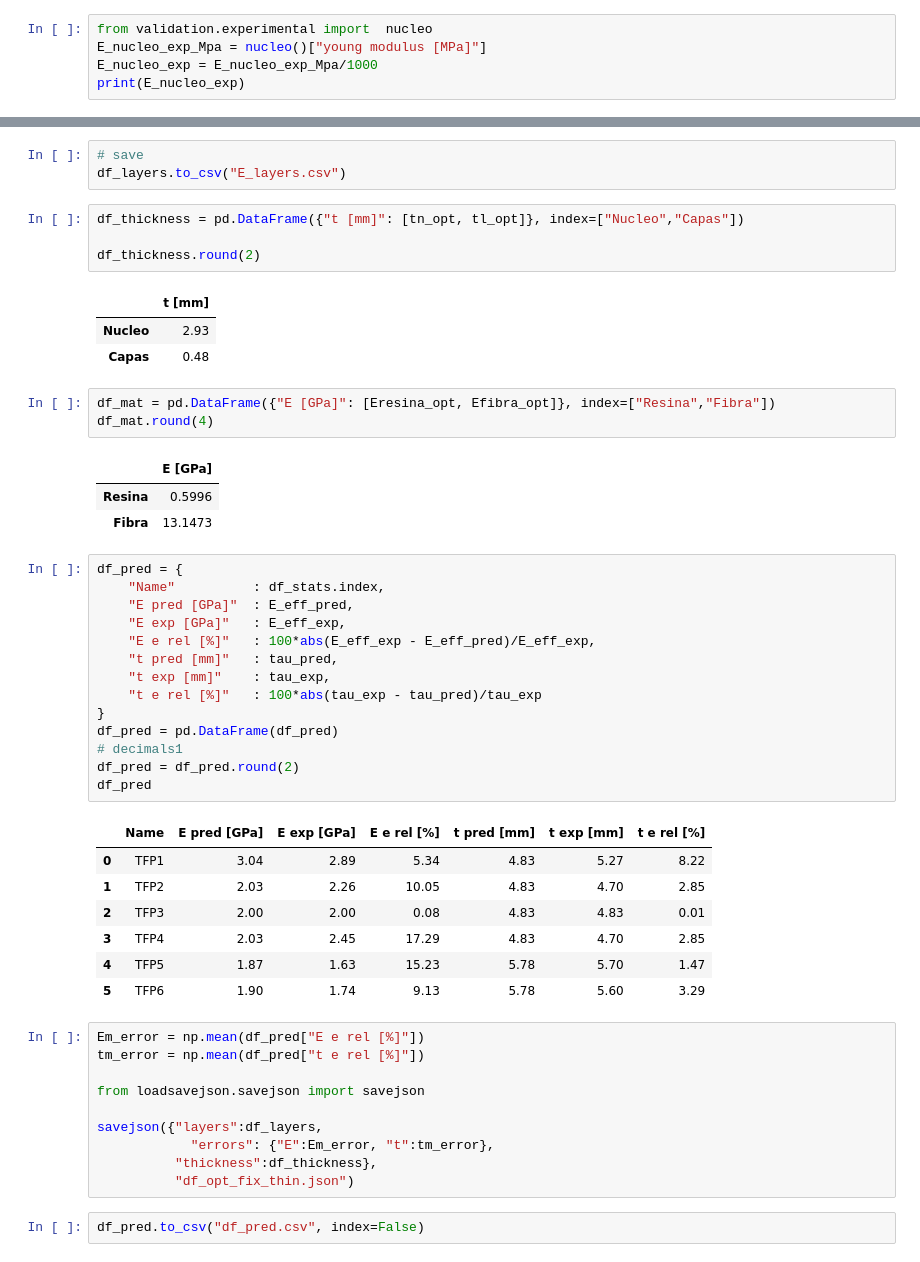
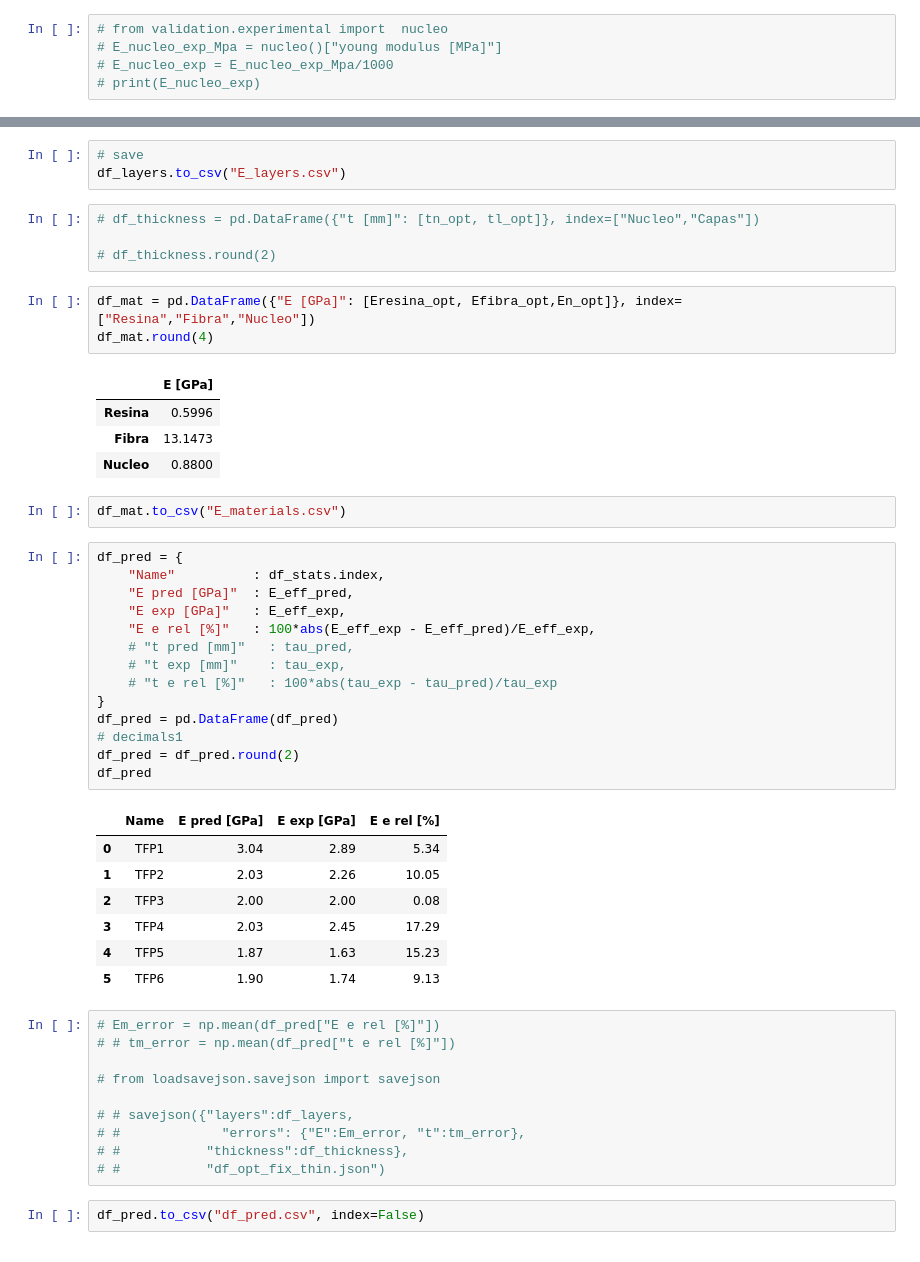
Before and after one commit to AdvancedMaterialSimulation/CITISENS_Composite, a Jupyter notebook: scripts_finals/01_metodo/01_traccion/01_optim/main.ipynb, the cells around one changed output, grey strips where cells are left out. Saved outputs shown, nothing was run; the diff lists cells and outputs as text.

```diff
--- a/scripts_finals/01_metodo/01_traccion/01_optim/main.ipynb
+++ b/scripts_finals/01_metodo/01_traccion/01_optim/main.ipynb
@@ -190,7 +178,7 @@ En_0 = 1000
 
 E_eff_pred = E_effective(En_0,Eresina,Efibra)
 # %%
-from validation.experimental import  nucleo
-E_nucleo_exp_Mpa = nucleo()["young modulus [MPa]"]
-E_nucleo_exp = E_nucleo_exp_Mpa/1000
-print(E_nucleo_exp)
+# from validation.experimental import  nucleo
+# E_nucleo_exp_Mpa = nucleo()["young modulus [MPa]"]
+# E_nucleo_exp = E_nucleo_exp_Mpa/1000
+# print(E_nucleo_exp)
@@ -272,51 +256,50 @@ df_layers.round(5)
 # save
 df_layers.to_csv("E_layers.csv")
 # %%
-df_thickness = pd.DataFrame({"t [mm]": [tn_opt, tl_opt]}, index=["Nucleo","Capas"])
+# df_thickness = pd.DataFrame({"t [mm]": [tn_opt, tl_opt]}, index=["Nucleo","Capas"])
 
-df_thickness.round(2)
+# df_thickness.round(2)
-# %% [output]
-|  | t [mm] |
-| Nucleo | 2.93 |
-| Capas | 0.48 |
 # %%
-df_mat = pd.DataFrame({"E [GPa]": [Eresina_opt, Efibra_opt]}, index=["Resina","Fibra"])
+df_mat = pd.DataFrame({"E [GPa]": [Eresina_opt, Efibra_opt,En_opt]}, index=["Resina","Fibra","Nucleo"])
 df_mat.round(4)
 # %% [output]
 |  | E [GPa] |
 | Resina | 0.5996 |
 | Fibra | 13.1473 |
+| Nucleo | 0.8800 |
+# %%
+df_mat.to_csv("E_materials.csv")
 # %%
 df_pred = {
     "Name"          : df_stats.index,
     "E pred [GPa]"  : E_eff_pred,
     "E exp [GPa]"   : E_eff_exp,
     "E e rel [%]"   : 100*abs(E_eff_exp - E_eff_pred)/E_eff_exp,
-    "t pred [mm]"   : tau_pred,
-    "t exp [mm]"    : tau_exp,
-    "t e rel [%]"   : 100*abs(tau_exp - tau_pred)/tau_exp
+    # "t pred [mm]"   : tau_pred,
+    # "t exp [mm]"    : tau_exp,
+    # "t e rel [%]"   : 100*abs(tau_exp - tau_pred)/tau_exp
 }
 df_pred = pd.DataFrame(df_pred)
 # decimals1
 df_pred = df_pred.round(2)
 df_pred
 # %% [output]
-|  | Name | E pred [GPa] | E exp [GPa] | E e rel [%] | t pred [mm] | t exp [mm] | t e rel [%] |
-| 0 | TFP1 | 3.04 | 2.89 | 5.34 | 4.83 | 5.27 | 8.22 |
-| 1 | TFP2 | 2.03 | 2.26 | 10.05 | 4.83 | 4.70 | 2.85 |
-| 2 | TFP3 | 2.00 | 2.00 | 0.08 | 4.83 | 4.83 | 0.01 |
-| 3 | TFP4 | 2.03 | 2.45 | 17.29 | 4.83 | 4.70 | 2.85 |
-| 4 | TFP5 | 1.87 | 1.63 | 15.23 | 5.78 | 5.70 | 1.47 |
-| 5 | TFP6 | 1.90 | 1.74 | 9.13 | 5.78 | 5.60 | 3.29 |
+|  | Name | E pred [GPa] | E exp [GPa] | E e rel [%] |
+| 0 | TFP1 | 3.04 | 2.89 | 5.34 |
+| 1 | TFP2 | 2.03 | 2.26 | 10.05 |
+| 2 | TFP3 | 2.00 | 2.00 | 0.08 |
+| 3 | TFP4 | 2.03 | 2.45 | 17.29 |
+| 4 | TFP5 | 1.87 | 1.63 | 15.23 |
+| 5 | TFP6 | 1.90 | 1.74 | 9.13 |
 # %%
-Em_error = np.mean(df_pred["E e rel [%]"])
-tm_error = np.mean(df_pred["t e rel [%]"])
+# Em_error = np.mean(df_pred["E e rel [%]"])
+# # tm_error = np.mean(df_pred["t e rel [%]"])
 
-from loadsavejson.savejson import savejson
+# from loadsavejson.savejson import savejson
 
-savejson({"layers":df_layers,
-            "errors": {"E":Em_error, "t":tm_error},
-          "thickness":df_thickness},
-          "df_opt_fix_thin.json")
+# # savejson({"layers":df_layers,
+# #             "errors": {"E":Em_error, "t":tm_error},
+# #           "thickness":df_thickness},
+# #           "df_opt_fix_thin.json")
 # %%
 df_pred.to_csv("df_pred.csv", index=False)
```
Also changed, not shown: parts of 7 cells of this notebook, 24 other files.
